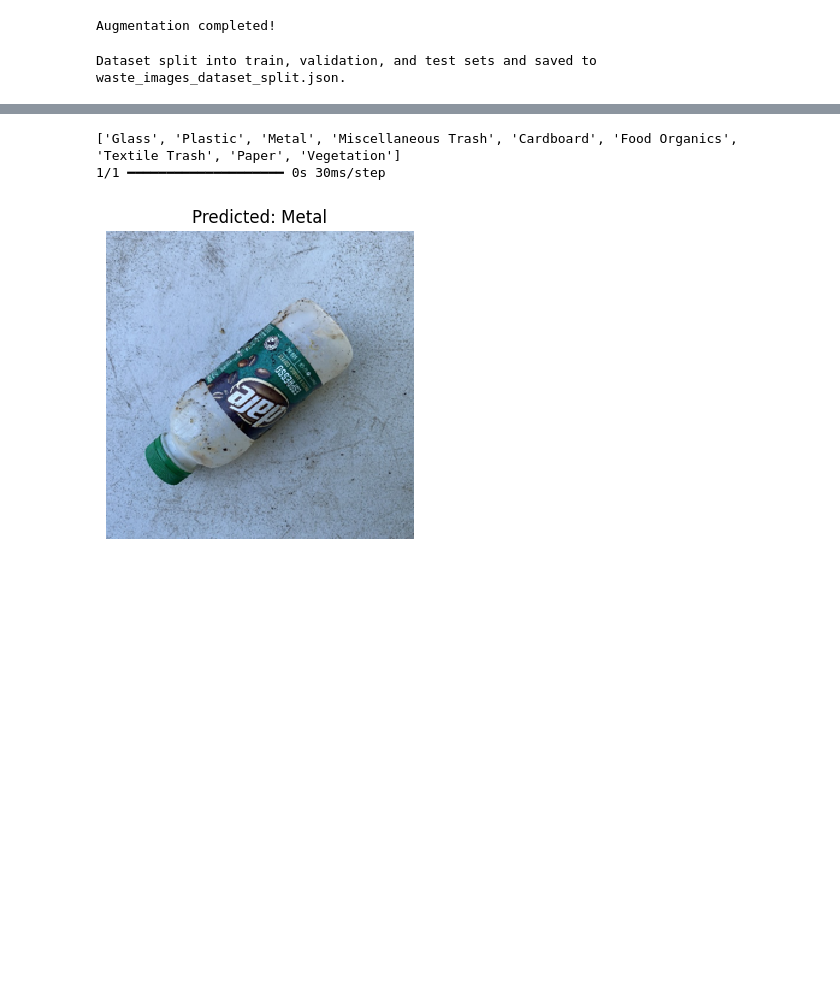
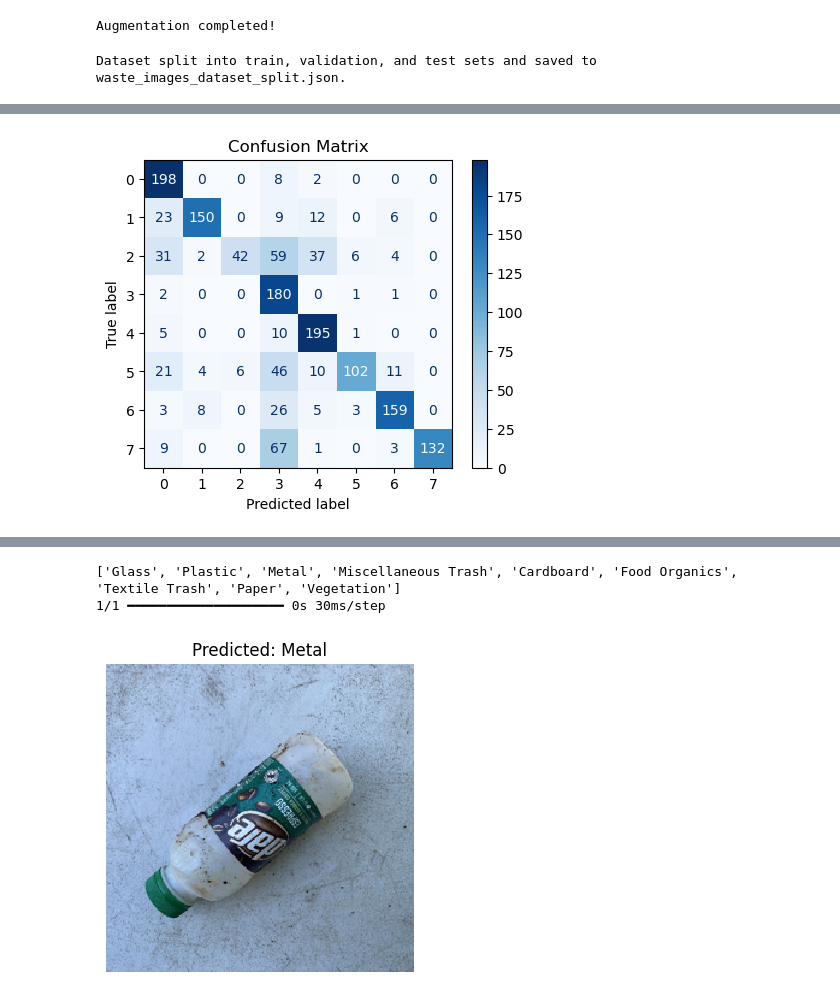
Before and after one commit to NimanthaAdikaram/CNN-Project-VisionX, a Jupyter notebook: Classifier.ipynb, the cells around one changed output, grey strips where cells are left out. Drawn from its saved outputs; the diff is of its cells as text; code cells hidden in the pictures; blank space fills up the shorter version.

```diff
--- a/Classifier.ipynb
+++ b/Classifier.ipynb
@@ -196,7 +196,7 @@ train_data = dataset['train']
 test_data = dataset['test']
 
 # this is the number of pixels for resizing images
-num_px = 224
+num_px = 160
 
 # this is the codelines for process the dataset
 train_x = np.array([np.array(Image.open(image_path).resize((num_px, num_px))) / 255.0 for image_path in train_data['X']])
@@ -255,8 +254,8 @@ from tensorflow.keras.applications import MobileNet
 from tensorflow.keras import layers, models
 
 # by loading the MobileNet model with pre-trained ImageNet weights
-MobileNet_base_model = MobileNet(weights='imagenet', include_top=False, input_shape=(224, 224, 3))
-num_classes = 9
+MobileNet_base_model = MobileNet(weights='imagenet', include_top=False, input_shape=(160, 160, 3))
+num_classes = 8
 
 # added some custom classification layers to match our final out come
 x = layers.GlobalAveragePooling2D()(MobileNet_base_model.output)  # a global average pooling instead of flattening
@@ -295,8 +338,8 @@ from tensorflow.keras.applications import ResNet50
 from tensorflow.keras import layers, models
 
 # by loading the ResNet50 model with pre trained ImageNet weights
-ResNet_base_model = ResNet50(weights='imagenet', include_top=False, input_shape=(224, 224, 3))
-num_classes = 9
+ResNet_base_model = ResNet50(weights='imagenet', include_top=False, input_shape=(160, 160, 3))
+num_classes = 8
 
 # added custom classification layers to match our final outcomes (count of classes)
 x = layers.GlobalAveragePooling2D()(ResNet_base_model.output)  # a global average pooling
@@ -387,5 +437,5 @@ metrics=['accuracy'])
 # %%
 # train the model
-history_MobileNet = MobileNet_model.fit(train_x, train_y_one_hot, epochs=15, batch_size=32, validation_data=(test_x, test_y_one_hot))
+history_MobileNet = MobileNet_model.fit(train_x, train_y_one_hot, epochs=15, batch_size=16, validation_data=(test_x, test_y_one_hot))
 # %% [output]
 Epoch 1/15
@@ -407,0 +461,19 @@ Epoch 15/15
+# %%
+import numpy as np
+import matplotlib.pyplot as plt
+from sklearn.metrics import confusion_matrix, ConfusionMatrixDisplay
+
+# predict on the test data
+y_pred = MobileNet_model.predict(test_x)
+y_pred_classes = np.argmax(y_pred, axis=1)  # convert predictions to class indices
+y_true_classes = np.argmax(test_y_one_hot, axis=1)  # convert one hot labels to class indices
+
+# generate confusion matrix
+cm = confusion_matrix(y_true_classes, y_pred_classes)
+
+# display confusion matrix
+disp = ConfusionMatrixDisplay(confusion_matrix=cm, display_labels=range(len(cm)))
+disp.plot(cmap=plt.cm.Blues)
+plt.title("Confusion Matrix")
+plt.show()
+# %% [output]
@@ -408,3 +481,4 @@ Epoch 15/15
+[figure, added]
 # %%
 # this is optional: Freeze the base model layers to enable the trainable parameters or not
 for layer in ResNet_base_model.layers:
```
Also changed, not shown: parts of 15 cells of this notebook.
